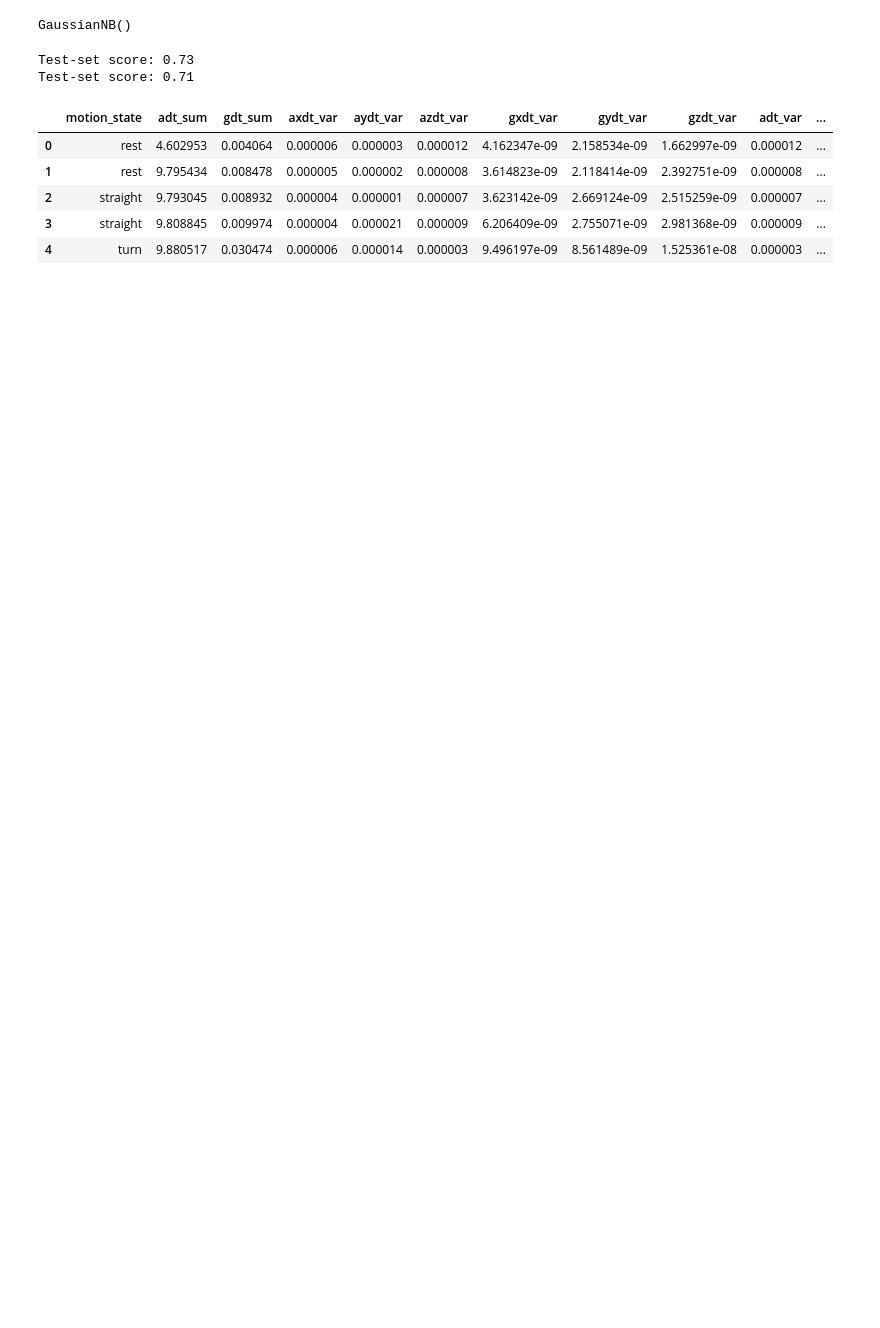
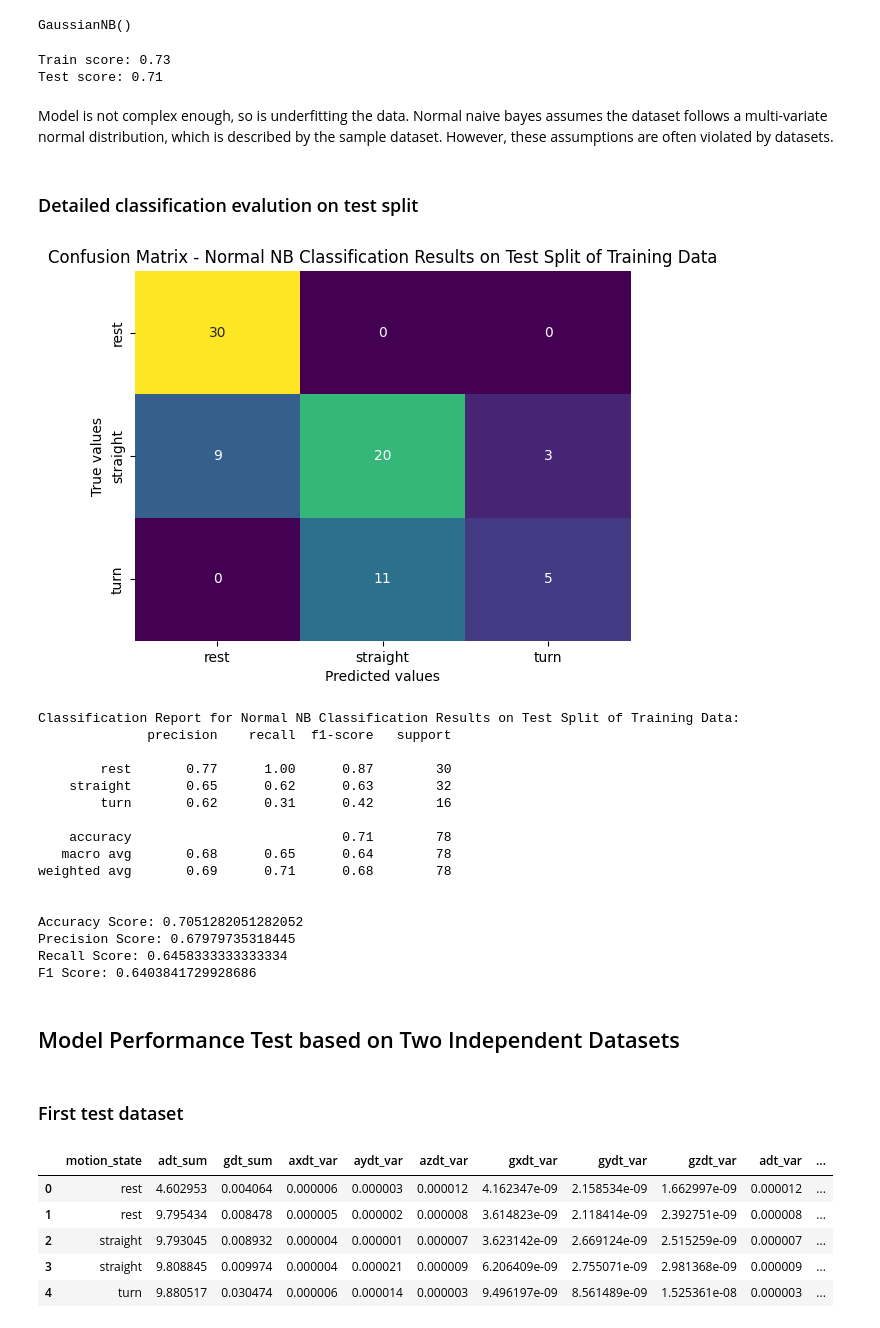
Before and after one commit to sauravuprety21/enel682-proj, a Jupyter notebook: 02naive.ipynb, the cells around one changed output. Drawn from its saved outputs; the diff is of its cells as text; code cells hidden in the pictures; blank space fills up the shorter version.

```diff
--- a/02naive.ipynb
+++ b/02naive.ipynb
@@ -6,3 +10,4 @@ import matplotlib.pyplot as plt
 # %%
-df = pd.read_csv('data/training.csv')
+# Cross validation/training dataset
+cv_set = pd.read_csv('data/training.csv')
 # %%
@@ -77,8 +81,10 @@ clf.fit(X_train, y_train)
 # %% [output]
 GaussianNB()
 # %%
-print("Test-set score: {:.2f}".format(clf.score(X_train, y_train)))
-print("Test-set score: {:.2f}".format(clf.score(X_test, y_test)))
+print("Train score: {:.2f}".format(clf.score(X_train, y_train)))
+print("Test score: {:.2f}".format(clf.score(X_test, y_test)))
 # %% [output]
-Test-set score: 0.73
-Test-set score: 0.71
+Train score: 0.73
+Test score: 0.71
+# %% [markdown]
+Model is not complex enough, so is underfitting the data. Normal naive bayes assumes the dataset follows a multi-variate normal distribution, which is described by the sample dataset. However, these assumptions are often violated by datasets.
@@ -85 +132,27 @@ Test-set score: 0.71
+# %% [markdown]
+### Detailed classification evalution on test split
+# %%
+evaluate_classification(y_test, clf.predict(X_test), ['rest', 'straight','turn'], 'Normal NB Classification Results on Test Split of Training Data')
+# %% [output]
+[figure, added]
+Classification Report for Normal NB Classification Results on Test Split of Training Data:
+              precision    recall  f1-score   support
+
+        rest       0.77      1.00      0.87        30
+    straight       0.65      0.62      0.63        32
+        turn       0.62      0.31      0.42        16
+
+    accuracy                           0.71        78
+   macro avg       0.68      0.65      0.64        78
+weighted avg       0.69      0.71      0.68        78
+
+
+Accuracy Score: 0.7051282051282052
+Precision Score: 0.67979735318445
+Recall Score: 0.6458333333333334
+F1 Score: 0.6403841729928686
+# %% [markdown]
+## Model Performance Test based on Two Independent Datasets
+# %% [markdown]
+### First test dataset
 # %%
```
Also changed, not shown: parts of 27 cells of this notebook.
